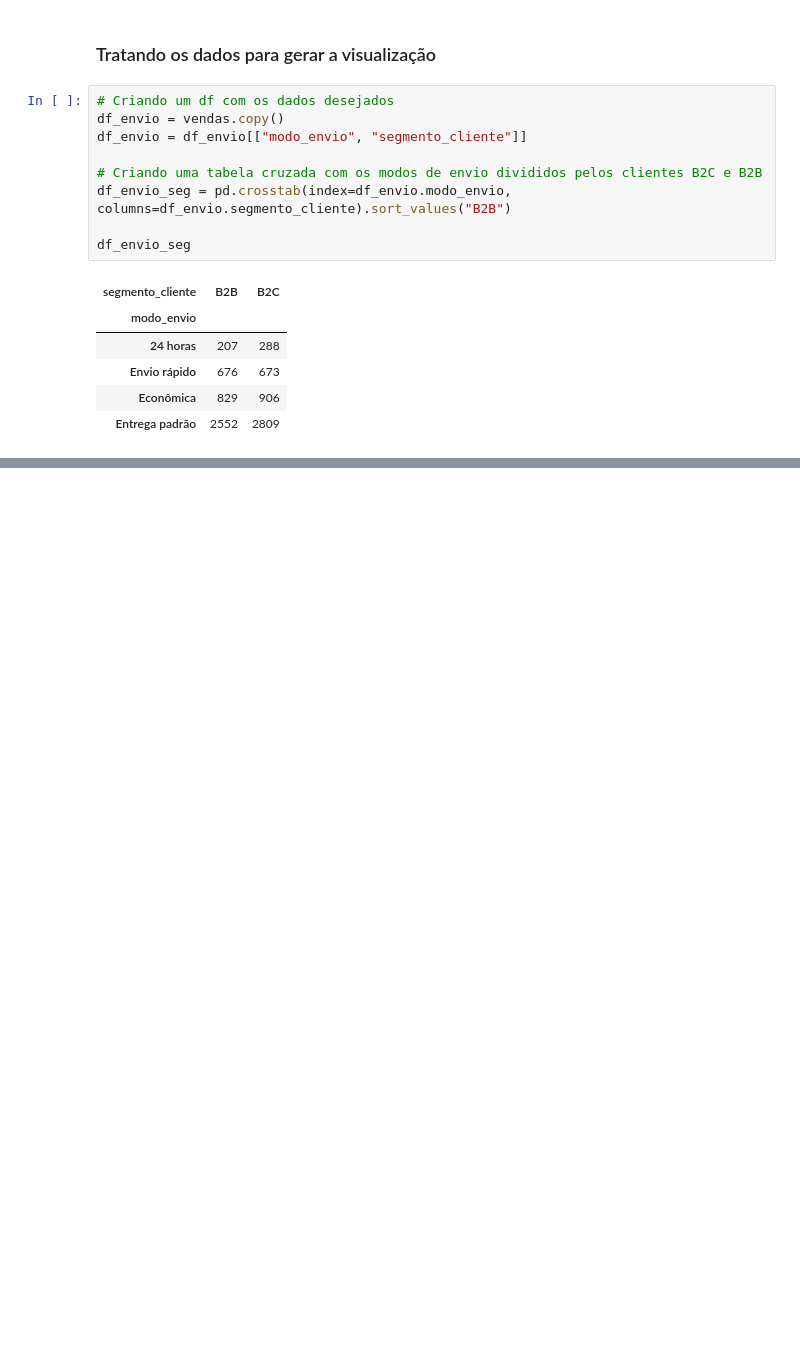
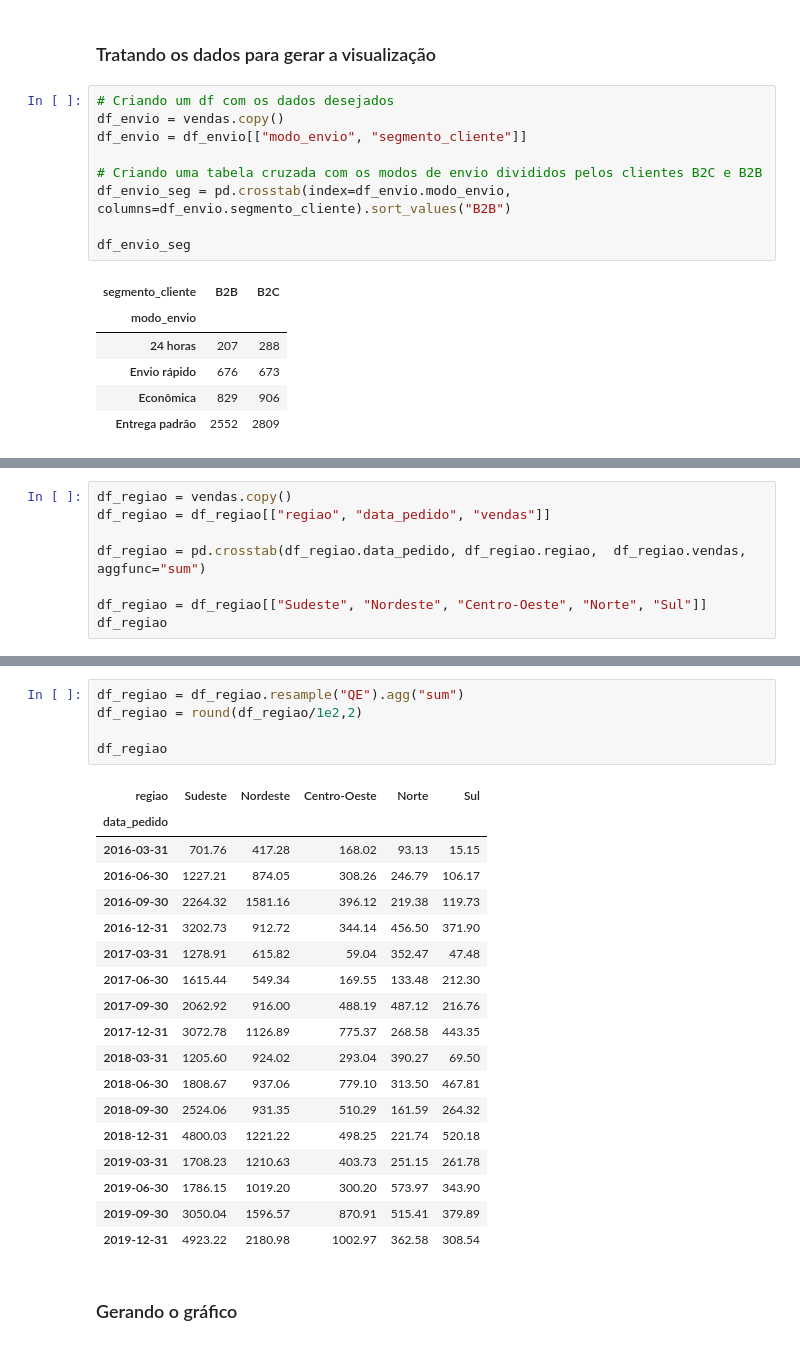
Before and after one commit to RogerCabralSilva/Data-Visualization-gr-ficos-de-compara--o-e-distribui--o, a Jupyter notebook: notebook.ipynb, the cells around one changed output, grey strips where cells are left out. Drawn from its saved outputs; the diff is of its cells as text; blank space fills up the shorter version.

```diff
--- a/notebook.ipynb
+++ b/notebook.ipynb
@@ -329,0 +523,8 @@ df_envio_seg
+# %%
+df_regiao = vendas.copy()
+df_regiao = df_regiao[["regiao", "data_pedido", "vendas"]]
+
+df_regiao = pd.crosstab(df_regiao.data_pedido, df_regiao.regiao,  df_regiao.vendas, aggfunc="sum")
+
+df_regiao = df_regiao[["Sudeste", "Nordeste", "Centro-Oeste", "Norte", "Sul"]]
+df_regiao
@@ -329,0 +546,26 @@ df_envio_seg
+# %%
+df_regiao = df_regiao.resample("QE").agg("sum")
+df_regiao = round(df_regiao/1e2,2)
+
+df_regiao
+# %% [output]
+| regiao | Sudeste | Nordeste | Centro-Oeste | Norte | Sul |
+| data_pedido |  |  |  |  |  |
+| 2016-03-31 | 701.76 | 417.28 | 168.02 | 93.13 | 15.15 |
+| 2016-06-30 | 1227.21 | 874.05 | 308.26 | 246.79 | 106.17 |
+| 2016-09-30 | 2264.32 | 1581.16 | 396.12 | 219.38 | 119.73 |
+| 2016-12-31 | 3202.73 | 912.72 | 344.14 | 456.50 | 371.90 |
+| 2017-03-31 | 1278.91 | 615.82 | 59.04 | 352.47 | 47.48 |
+| 2017-06-30 | 1615.44 | 549.34 | 169.55 | 133.48 | 212.30 |
+| 2017-09-30 | 2062.92 | 916.00 | 488.19 | 487.12 | 216.76 |
+| 2017-12-31 | 3072.78 | 1126.89 | 775.37 | 268.58 | 443.35 |
+| 2018-03-31 | 1205.60 | 924.02 | 293.04 | 390.27 | 69.50 |
+| 2018-06-30 | 1808.67 | 937.06 | 779.10 | 313.50 | 467.81 |
+| 2018-09-30 | 2524.06 | 931.35 | 510.29 | 161.59 | 264.32 |
+| 2018-12-31 | 4800.03 | 1221.22 | 498.25 | 221.74 | 520.18 |
+| 2019-03-31 | 1708.23 | 1210.63 | 403.73 | 251.15 | 261.78 |
+| 2019-06-30 | 1786.15 | 1019.20 | 300.20 | 573.97 | 343.90 |
+| 2019-09-30 | 3050.04 | 1596.57 | 870.91 | 515.41 | 379.89 |
+| 2019-12-31 | 4923.22 | 2180.98 | 1002.97 | 362.58 | 308.54 |
+# %% [markdown]
+### Gerando o gráfico
```
Also changed, not shown: parts of 28 cells of this notebook.
